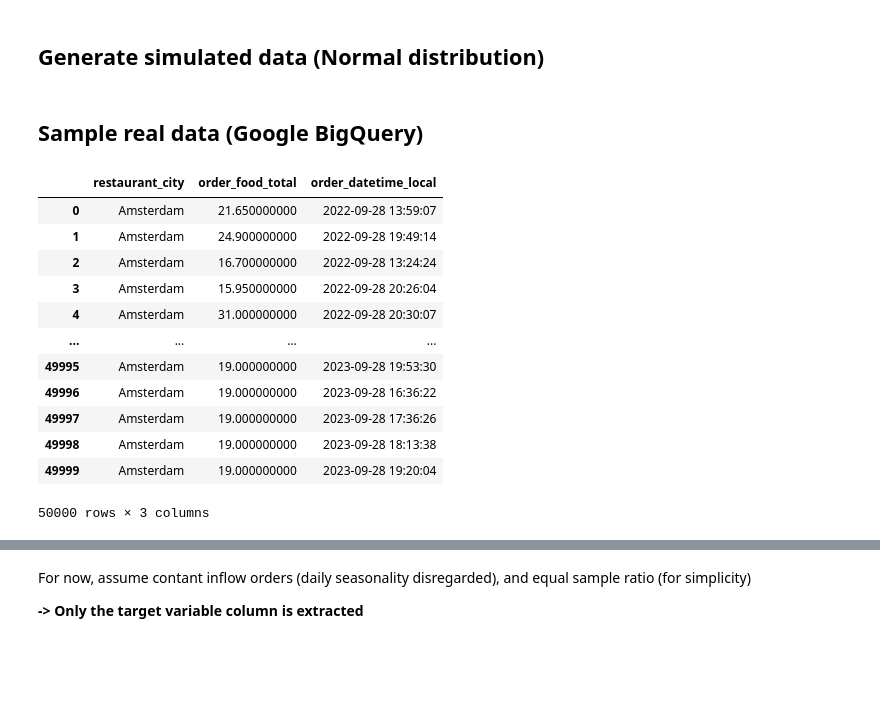
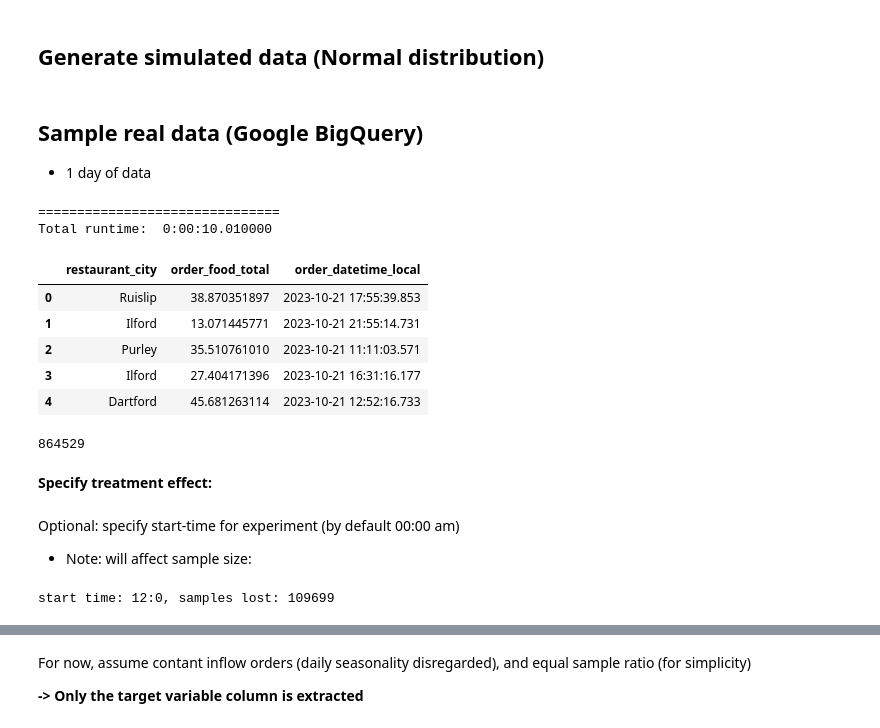
Before and after one commit to Richie-Lee/Bayesian_AB_Test, a Jupyter notebook: Bayesian_AB_Continuous_Deng_Wan.ipynb, the cells around one changed output, grey strips where cells are left out. Cells and saved outputs as stored; diff of their text form; code cells hidden in the pictures; blank space fills up the shorter version.

```diff
--- a/Bayesian_AB_Continuous_Deng_Wan.ipynb
+++ b/Bayesian_AB_Continuous_Deng_Wan.ipynb
@@ -30,6 +31,7 @@ data_C = np.random.normal(true_mean_C, true_sigma_C, N)
 data_T = np.random.normal(true_mean_T, true_sigma_T, N)
 # %% [markdown]
 ## Sample real data (Google BigQuery)
+- 1 day of data
 # %%
 # User authentication
 from google.colab import auth
@@ -41,10 +43,10 @@ client = bigquery.Client(project='just-data-bq-users')
 QUERY = """
   SELECT restaurant_city, order_food_total, order_datetime_local
   FROM `just-data-warehouse.datamart_customer_services.all_order_cs`
-  WHERE restaurant_city = "Amsterdam"
-  LIMIT 50000
+  WHERE country = "UK" and order_date_calendar_key = "2023-10-21"
 """
 # %%
+# Toggle true if running the query is desired (included for "run all" pipeline convenience)
 run_query = False
 
 # Execute query and move to DataFrame
@@ -58,23 +60,25 @@ if run_query == True:
 
     # Print execution time
     print(f"\n\n\n===============================\nTotal runtime:  {datetime.now() - _start_time}")
+# %% [output]
+===============================
+Total runtime:  0:00:10.010000
 # %%
 # Copy such that original df is preserved (preventing need to rerun queries)
 df = df_raw.copy()
-df
+df.head(5)
 # %% [output]
 |  | restaurant_city | order_food_total | order_datetime_local |
-| 0 | Amsterdam | 21.650000000 | 2022-09-28 13:59:07 |
-| 1 | Amsterdam | 24.900000000 | 2022-09-28 19:49:14 |
-| 2 | Amsterdam | 16.700000000 | 2022-09-28 13:24:24 |
-| 3 | Amsterdam | 15.950000000 | 2022-09-28 20:26:04 |
-| 4 | Amsterdam | 31.000000000 | 2022-09-28 20:30:07 |
-| ... | ... | ... | ... |
-| 49995 | Amsterdam | 19.000000000 | 2023-09-28 19:53:30 |
-| 49996 | Amsterdam | 19.000000000 | 2023-09-28 16:36:22 |
-| 49997 | Amsterdam | 19.000000000 | 2023-09-28 17:36:26 |
-| 49998 | Amsterdam | 19.000000000 | 2023-09-28 18:13:38 |
-| 49999 | Amsterdam | 19.000000000 | 2023-09-28 19:20:04 |
+| 0 | Ruislip | 38.870351897 | 2023-10-21 17:55:39.853 |
+| 1 | Ilford | 13.071445771 | 2023-10-21 21:55:14.731 |
+| 2 | Purley | 35.510761010 | 2023-10-21 11:11:03.571 |
+| 3 | Ilford | 27.404171396 | 2023-10-21 16:31:16.177 |
+| 4 | Dartford | 45.681263114 | 2023-10-21 12:52:16.733 |
-50000 rows × 3 columns
+# %%
+len(df)
+# %% [output]
+864529
+# %% [markdown]
+**Specify treatment effect:**
 # %%
 # Treatment effect (in euros)
@@ -82,3 +86,24 @@ order_increase_amount = -0.05
+# %% [markdown]
+Optional: specify start-time for experiment (by default 00:00 am)
+- Note: will affect sample size:
+# %%
+from datetime import time
+
+def start_time_experiment(df, hour, minute):
+    # Create a time object for the specified hour and minute
+    specified_time = time(hour, minute)
+
+    # Filter the DataFrame
+    filtered_df = df[df['order_datetime_local'].dt.time > specified_time]
+
+    # Print new start-time and number of samples that are sliced away
+    print(f"start time: {hour}:{minute}, samples lost: {len(df) - len(filtered_df)}")
+
+    return filtered_df
+
+df = start_time_experiment(df, hour = 12, minute = 0)
+# %% [output]
+start time: 12:0, samples lost: 109699
 # %%
 # Define the proportion of users in the treatment group
 treatment_proportion = 0.5
```
Also changed, not shown: parts of 17 cells of this notebook.
